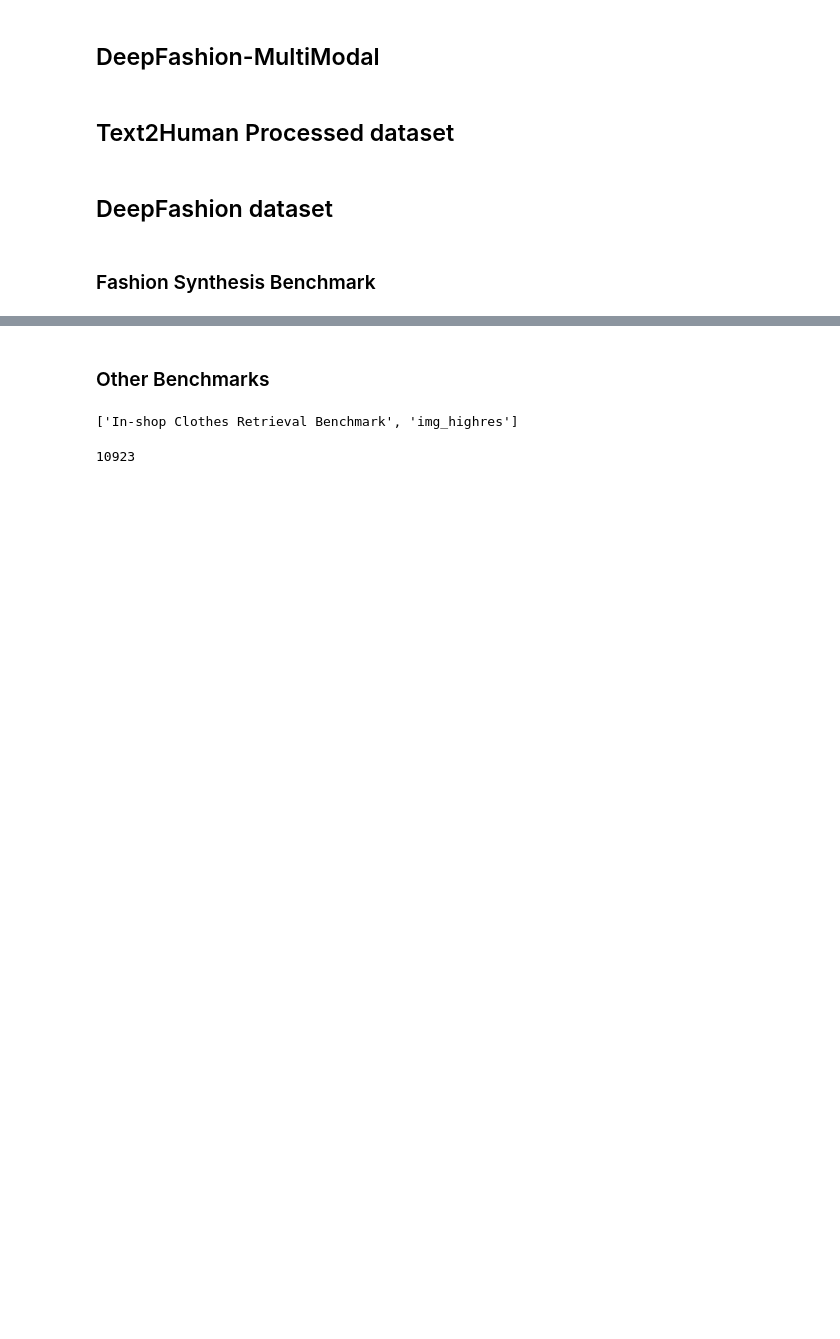
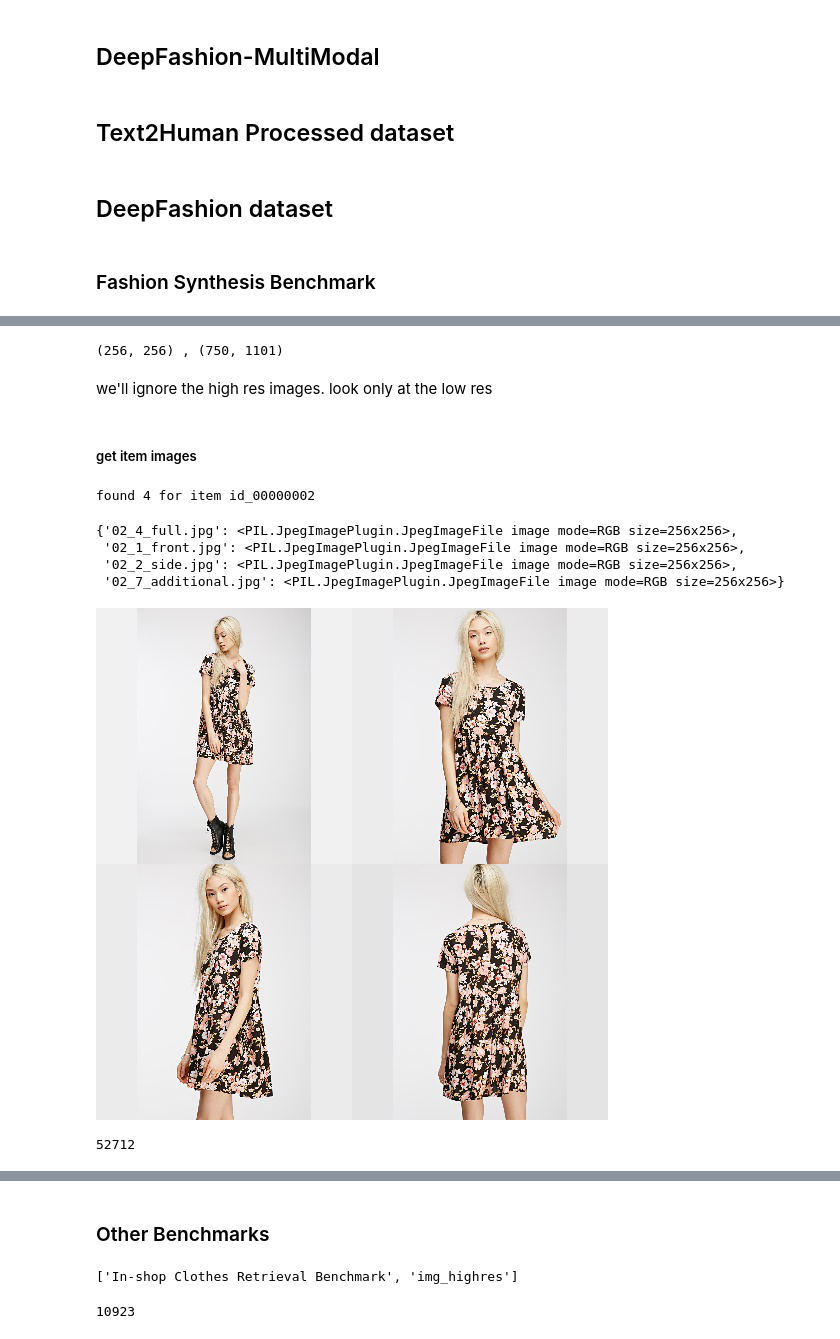
Before and after one commit to guyk1971/PyTorch-VAE, a Jupyter notebook: my_experiments/sandbox/DeepFashion-x.ipynb, the cells around one changed output, grey strips where cells are left out. Drawn from its saved outputs; the diff is of its cells as text; code cells hidden in the pictures; blank space fills up the shorter version.

```diff
--- a/my_experiments/sandbox/DeepFashion-x.ipynb
+++ b/my_experiments/sandbox/DeepFashion-x.ipynb
@@ -147,0 +402,7 @@ for k in b.keys():
+# %%
+eval_part_filename = os.path.join(dataset_path,'Eval','list_eval_partition.txt')
+with open(eval_part_filename,'r') as f:
+    eval_part_list=f.read().splitlines()
+eval_part_list=eval_part_list[2:]
+eval_part_list=[i.split() for i in eval_part_list]
+eval_part_list = {i[1]:i[2] for i in eval_part_list}
@@ -147,0 +510,39 @@ for k in b.keys():
+# %%
+# lets see an image and its highres variant
+img_id = 2345
+img = Image.open(img_fn[img_id])
+img_hres=Image.open(img_hres_fn[img_id])
+print(f'{img.size} , {img_hres.size}')
+# %% [output]
+(256, 256) , (750, 1101)
+# %% [markdown]
+we'll ignore the high res images. look only at the low res
+# %% [markdown]
+##### get item images
+# %%
+img_fn=[i for i in Glob(f'{dataset_path}/Img/**/*.jpg',recursive=True)] #  if 'side' in i]
+img_hres_fn = [i for i in Glob(f"{os.path.join(os.path.dirname(dataset_path),'img_highres')}/**/*.jpg",recursive=True)]
+# %%
+def get_item_images(item_id,hres=False):
+    img_fns=img_hres_fn if hres else img_fn
+    img_filenames = [f for f in img_fns if item_id in f]
+    if len(img_filenames)==0:
+        print(f'item {item_id} not found')
+        return None
+    else:
+        imgs = {os.path.basename(f):Image.open(f) for f in img_filenames}
+        print(f'found {len(imgs)} for item {item_id}')
+        return imgs
+# %%
+imgs = get_item_images('id_00000002',False)
+imgs
+# %% [output]
+found 4 for item id_00000002
+{'02_4_full.jpg': <PIL.JpegImagePlugin.JpegImageFile image mode=RGB size=256x256>,
+ '02_1_front.jpg': <PIL.JpegImagePlugin.JpegImageFile image mode=RGB size=256x256>,
+ '02_2_side.jpg': <PIL.JpegImagePlugin.JpegImageFile image mode=RGB size=256x256>,
+ '02_7_additional.jpg': <PIL.JpegImagePlugin.JpegImageFile image mode=RGB size=256x256>}
+# %%
+image_grid(list(imgs.values()),2,2)
+# %% [output]
+[figure, added]
@@ -147,0 +558,4 @@ for k in b.keys():
+# %%
+len(img_fn)
+# %% [output]
+52712
```
Also changed, not shown: parts of 85 cells of this notebook, 2 other files.
